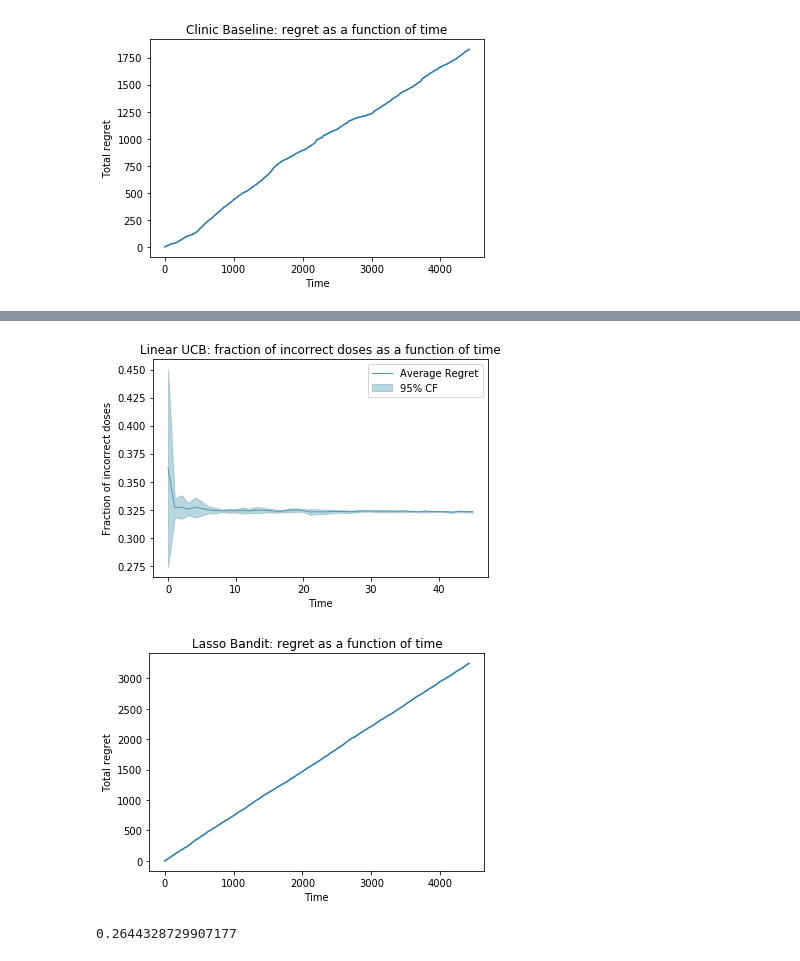
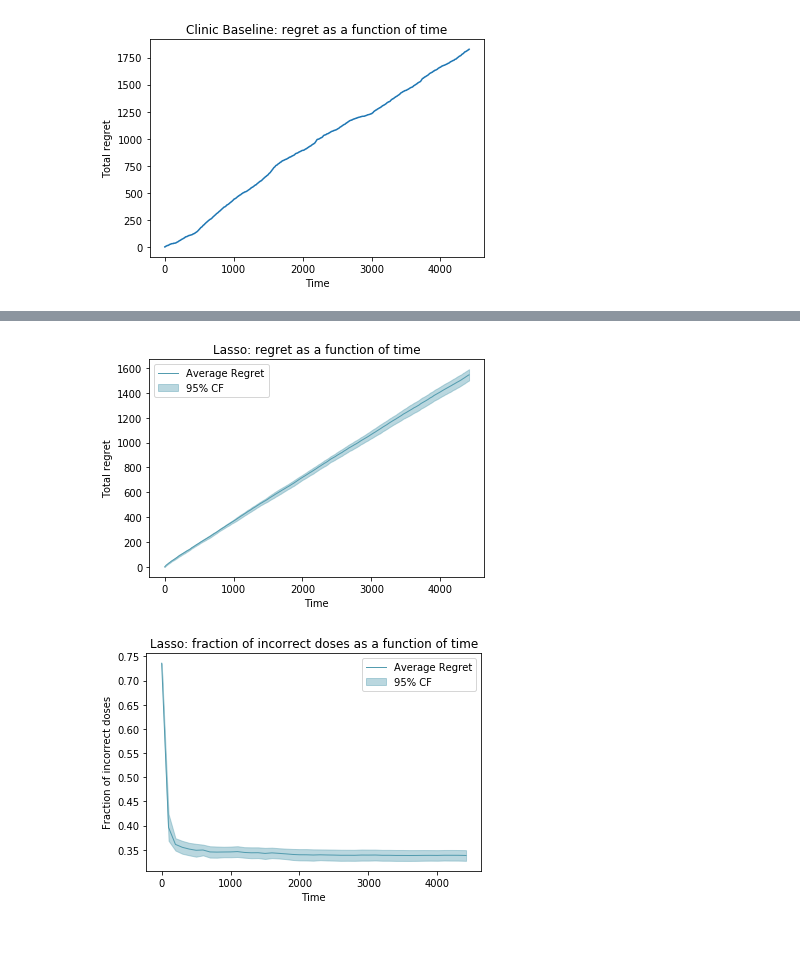
Before and after one commit to mrlsdvd/warfarin-dose-estimation, a Jupyter notebook: notebooks/baseline_comparison.ipynb, the cells around one changed output, grey strips where cells are left out. Saved outputs shown, nothing was run; the diff lists cells and outputs as text; code cells hidden in the pictures.

```diff
--- a/notebooks/baseline_comparison.ipynb
+++ b/notebooks/baseline_comparison.ipynb
@@ -100,19 +119,0 @@ for i in range(10):
-# %%
-mean_linear_UCB_regret = np.zeros((num_examples+1,))
-lower_bound_linear_UCB_regret = np.zeros((num_examples+1,))
-upper_bound_linear_UCB_regret = np.zeros((num_examples+1,))
-
-for i in range(linear_UCB_regret.shape[1]):
-    mean, lower_bound, upper_bound = mean_confidence_interval(linear_UCB_regret[:,i], confidence=0.95)
-    mean_linear_UCB_regret[i] = mean
-    lower_bound_linear_UCB_regret[i] = lower_bound
-    upper_bound_linear_UCB_regret[i] = upper_bound
-
-plt.clf()
-plt.plot(range(mean_linear_UCB_regret.shape[0]), mean_linear_UCB_regret, lw=1, color='#539caf', alpha=1, label="Average Regret")
-plt.fill_between(range(lower_bound_linear_UCB_regret.shape[0]), lower_bound_linear_UCB_regret, upper_bound_linear_UCB_regret, color='#539caf', alpha=0.4, label="95% CF")
-plt.title("Linear UCB: regret as a function of time")
-plt.xlabel("Time")
-plt.ylabel("Total regret")
-plt.legend()
-plt.show()
@@ -121,45 +120,27 @@ plt.show()
-# %%
-x_axis = []
-np.floor(len(linear_UCB_incorrect))
-for i in range(len(linear_UCB_incorrect)-1):
-    x_axis.append(i*100)
-x_axis.append(linear_UCB_features.values[~np.isnan(linear_UCB_features).any(axis=1)].shape[0])
-
-
-mean_linear_UCB_incorrect = np.zeros((int(np.ceil(num_examples/100.0)+1,)))
-lower_bound_linear_UCB_incorrect = np.zeros((int(np.ceil(num_examples/100.0)+1,)))
-upper_bound_linear_UCB_incorrect = np.zeros((int(np.ceil(num_examples/100.0)+1,)))
-
-for i in range(linear_UCB_incorrect.shape[1]):
-    mean, lower_bound, upper_bound = mean_confidence_interval(linear_UCB_incorrect[:,i], confidence=0.95)
-    mean_linear_UCB_incorrect[i] = mean
-    lower_bound_linear_UCB_incorrect[i] = lower_bound
-    upper_bound_linear_UCB_incorrect[i] = upper_bound
-
-plt.clf()
-plt.plot(range(mean_linear_UCB_incorrect.shape[0]), mean_linear_UCB_incorrect, lw=1, color='#539caf', alpha=1, label="Average Regret")
-plt.fill_between(range(lower_bound_linear_UCB_incorrect.shape[0]), lower_bound_linear_UCB_incorrect, upper_bound_linear_UCB_incorrect, color='#539caf', alpha=0.4, label="95% CF")
-plt.title("Linear UCB: fraction of incorrect doses as a function of time")
-plt.xlabel("Time")
-plt.ylabel("Fraction of incorrect doses")
-plt.legend()
-plt.show()
-# %% [output]
-[figure, removed]
 # %%
-# Lasso Model
+
+### Lasso Model ###
+
 lasso = LassoBandit(num_arms=3, lambda1=0.05, lambda2=0.05, h=5, q=1)
 lasso_features = lasso.get_features(data)
-lasso_regret, lasso_incorrect = lasso.train(lasso_features.values[~np.isnan(lasso_features).any(axis=1)], targets.values[~np.isnan(lasso_features).any(axis=1)])
-# lasso_regret = lasso.train(lasso_features.values[~np.isnan(lasso_features).any(axis=1)], targets.values[~np.isnan(lasso_features).any(axis=1)])
-plt.plot(range(lasso_regret.shape[0]), lasso_regret)
-plt.title("Lasso Bandit: regret as a function of time")
-plt.xlabel("Time")
-plt.ylabel("Total regret")
-plt.show()
 
-print(1 - lasso_regret[len(lasso_regret) -1] / (len(lasso_regret)-1))
+num_examples = lasso_features.values[~np.isnan(lasso_features).any(axis=1)].shape[0]
+lasso_regret = np.zeros((10, num_examples+1))
+lasso_incorrect = np.zeros((10, int(np.ceil(num_examples/100.0)+1)))
+
+for i in range(10):
+    cur_lasso_regret, cur_lasso_incorrect = lasso.train(lasso_features.values[~np.isnan(lasso_features).any(axis=1)], targets.values[~np.isnan(lasso_features).any(axis=1)])
+    lasso_regret[i] = np.array(cur_lasso_regret)
+    lasso_incorrect[i] = np.array(cur_lasso_incorrect)
+
+# Plot Lasso regret
+plot_regret(lasso_regret, num_examples, "Lasso: regret as a function of time",
+               "Time", "Total regret", "Average Regret", "95% CF")
+
+# Plot Lasso incorrect
+plot_fraction_incorrect(lasso_incorrect, num_examples, "Lasso: fraction of incorrect doses as a function of time",
+                        "Time", "Fraction of incorrect doses", "Average Regret", "95% CF")
 # %% [output]
-[figure, old version]
+[figure, new version]
-0.2644328729907177
+[figure, added]
 # %%
```
Also changed, not shown: parts of 7 cells of this notebook, 3 other files.
